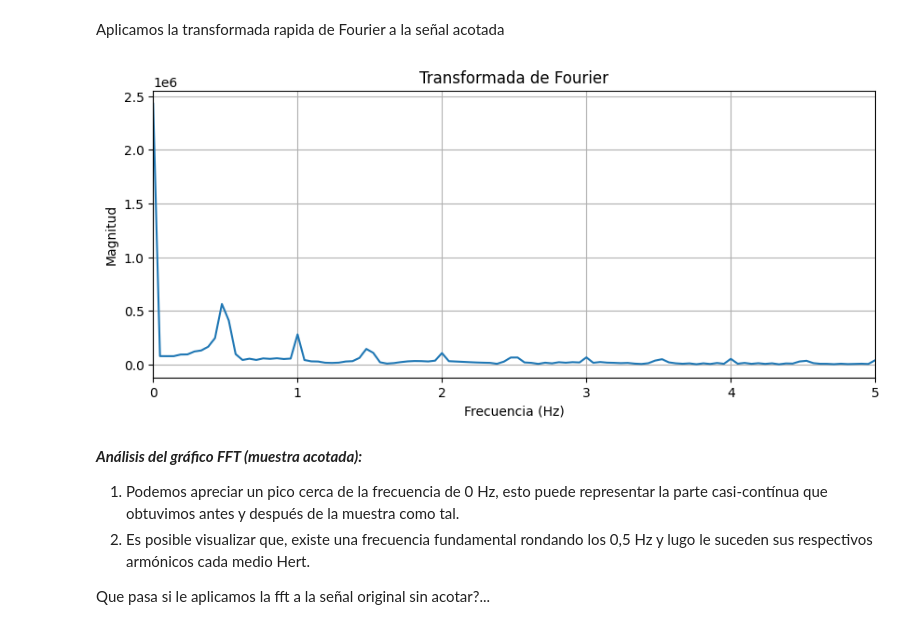
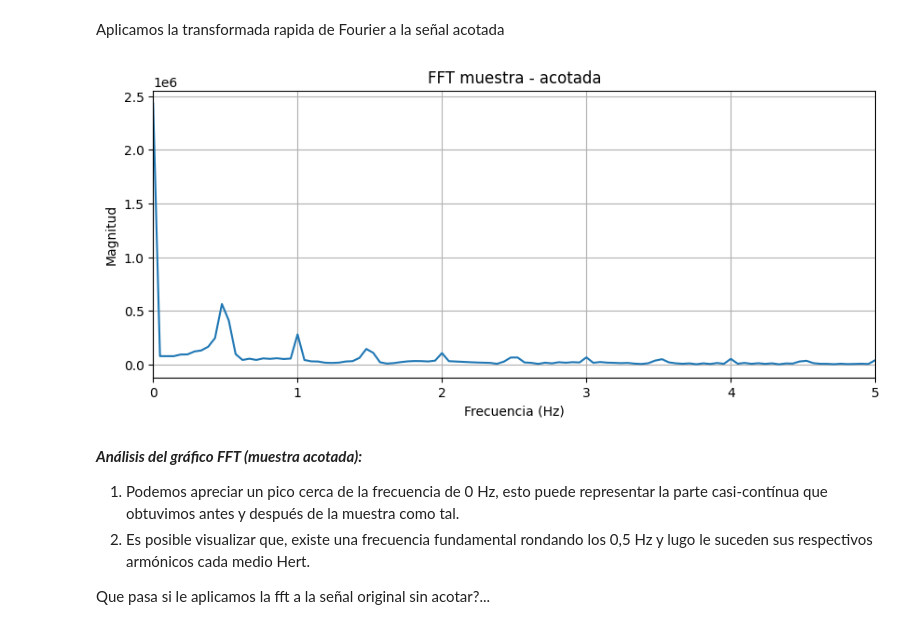
Before and after one commit to alex20022000/Signal_Processing_Project_Ciani-Dalle_Rive_Prieto, a Jupyter notebook: 01_Signal_Processing_Ciani+Dalle_Rive_Prieto.ipynb, the cells around one changed output. Drawn from its saved outputs; the diff is of its cells as text; code cells hidden in the pictures.

```diff
--- a/01_Signal_Processing_Ciani+Dalle_Rive_Prieto.ipynb
+++ b/01_Signal_Processing_Ciani+Dalle_Rive_Prieto.ipynb
@@ -182,9 +187,16 @@ graficar_t_VS_muestras(t_acot, ldr_acot, xlabel='Tiempo (s)', ylabel='Amplitud',
 Aplicamos la transformada rapida de Fourier a la señal acotada
 # %%
 # Calcula la FFT de la señal
-fft(ldr_acot, fs, xlim=(0,5), ylim=None, xlabel='Frecuencia (Hz)', ylabel='Magnitud', titulo='Transformada de Fourier', grid=True)
+fft(ldr_acot,
+    fs,
+    xlim=(0,5),
+    ylim=None,
+    xlabel='Frecuencia (Hz)',
+    ylabel='Magnitud',
+    titulo='FFT muestra - acotada',
+    grid=True)
 # %% [output]
-[figure, old version]
+[figure, new version]
 # %% [markdown]
 ***Análisis del gráfico FFT (muestra acotada):***
 1. Podemos apreciar un pico cerca de la frecuencia de 0 Hz, esto puede representar la parte casi-contínua que obtuvimos antes y después de la muestra como tal.
```
Also changed, not shown: parts of 5 cells of this notebook.
